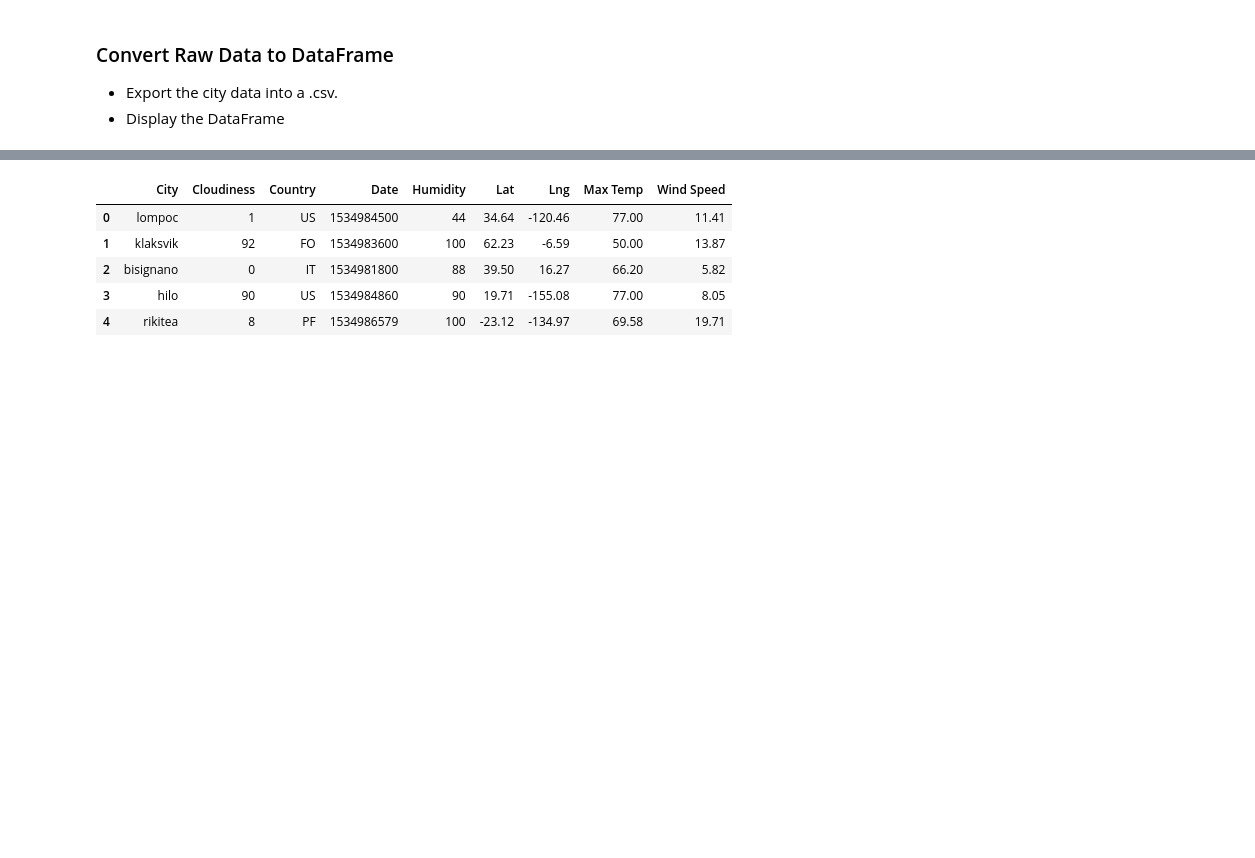
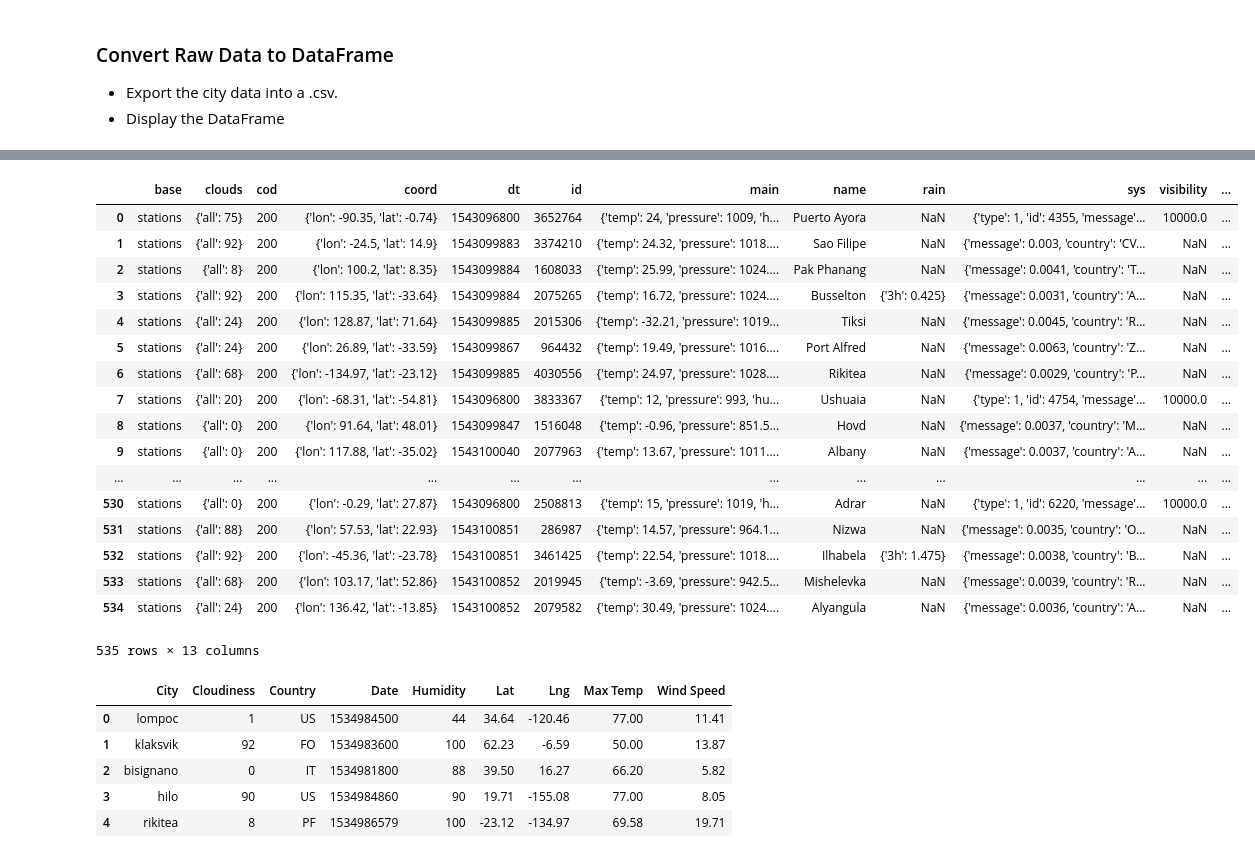
Before and after one commit to xsarinix/weatherpy, a Jupyter notebook: WeatherPy_active.ipynb, the cells around one changed output, grey strips where cells are left out. Saved outputs shown, nothing was run; the diff lists cells and outputs as text; code cells hidden in the pictures; blank space fills up the shorter version.

```diff
--- a/WeatherPy_active.ipynb
+++ b/WeatherPy_active.ipynb
@@ -99,3 +115,25 @@ dtype: int64
+# %%
+weather_df=pd.DataFrame(weather_list)
+weather_df
+# %% [output]
+|  | base | clouds | cod | coord | dt | id | main | name | rain | sys | visibility | ... |
+| 0 | stations | {'all': 75} | 200 | {'lon': -90.35, 'lat': -0.74} | 1543096800 | 3652764 | {'temp': 24, 'pressure': 1009, 'h... | Puerto Ayora | NaN | {'type': 1, 'id': 4355, 'message'... | 10000.0 | ... |
+| 1 | stations | {'all': 92} | 200 | {'lon': -24.5, 'lat': 14.9} | 1543099883 | 3374210 | {'temp': 24.32, 'pressure': 1018.... | Sao Filipe | NaN | {'message': 0.003, 'country': 'CV... | NaN | ... |
+| 2 | stations | {'all': 8} | 200 | {'lon': 100.2, 'lat': 8.35} | 1543099884 | 1608033 | {'temp': 25.99, 'pressure': 1024.... | Pak Phanang | NaN | {'message': 0.0041, 'country': 'T... | NaN | ... |
+| 3 | stations | {'all': 92} | 200 | {'lon': 115.35, 'lat': -33.64} | 1543099884 | 2075265 | {'temp': 16.72, 'pressure': 1024.... | Busselton | {'3h': 0.425} | {'message': 0.0031, 'country': 'A... | NaN | ... |
+| 4 | stations | {'all': 24} | 200 | {'lon': 128.87, 'lat': 71.64} | 1543099885 | 2015306 | {'temp': -32.21, 'pressure': 1019... | Tiksi | NaN | {'message': 0.0045, 'country': 'R... | NaN | ... |
+| 5 | stations | {'all': 24} | 200 | {'lon': 26.89, 'lat': -33.59} | 1543099867 | 964432 | {'temp': 19.49, 'pressure': 1016.... | Port Alfred | NaN | {'message': 0.0063, 'country': 'Z... | NaN | ... |
+| 6 | stations | {'all': 68} | 200 | {'lon': -134.97, 'lat': -23.12} | 1543099885 | 4030556 | {'temp': 24.97, 'pressure': 1028.... | Rikitea | NaN | {'message': 0.0029, 'country': 'P... | NaN | ... |
+| 7 | stations | {'all': 20} | 200 | {'lon': -68.31, 'lat': -54.81} | 1543096800 | 3833367 | {'temp': 12, 'pressure': 993, 'hu... | Ushuaia | NaN | {'type': 1, 'id': 4754, 'message'... | 10000.0 | ... |
+| 8 | stations | {'all': 0} | 200 | {'lon': 91.64, 'lat': 48.01} | 1543099847 | 1516048 | {'temp': -0.96, 'pressure': 851.5... | Hovd | NaN | {'message': 0.0037, 'country': 'M... | NaN | ... |
+| 9 | stations | {'all': 0} | 200 | {'lon': 117.88, 'lat': -35.02} | 1543100040 | 2077963 | {'temp': 13.67, 'pressure': 1011.... | Albany | NaN | {'message': 0.0037, 'country': 'A... | NaN | ... |
+| ... | ... | ... | ... | ... | ... | ... | ... | ... | ... | ... | ... | ... |
+| 530 | stations | {'all': 0} | 200 | {'lon': -0.29, 'lat': 27.87} | 1543096800 | 2508813 | {'temp': 15, 'pressure': 1019, 'h... | Adrar | NaN | {'type': 1, 'id': 6220, 'message'... | 10000.0 | ... |
+| 531 | stations | {'all': 88} | 200 | {'lon': 57.53, 'lat': 22.93} | 1543100851 | 286987 | {'temp': 14.57, 'pressure': 964.1... | Nizwa | NaN | {'message': 0.0035, 'country': 'O... | NaN | ... |
+| 532 | stations | {'all': 92} | 200 | {'lon': -45.36, 'lat': -23.78} | 1543100851 | 3461425 | {'temp': 22.54, 'pressure': 1018.... | Ilhabela | {'3h': 1.475} | {'message': 0.0038, 'country': 'B... | NaN | ... |
+| 533 | stations | {'all': 68} | 200 | {'lon': 103.17, 'lat': 52.86} | 1543100852 | 2019945 | {'temp': -3.69, 'pressure': 942.5... | Mishelevka | NaN | {'message': 0.0039, 'country': 'R... | NaN | ... |
+| 534 | stations | {'all': 24} | 200 | {'lon': 136.42, 'lat': -13.85} | 1543100852 | 2079582 | {'temp': 30.49, 'pressure': 1024.... | Alyangula | NaN | {'message': 0.0036, 'country': 'A... | NaN | ... |
+535 rows × 13 columns
 # %%
 # %% [output]
 |  | City | Cloudiness | Country | Date | Humidity | Lat | Lng | Max Temp | Wind Speed |
```
Also changed, not shown: parts of 5 cells of this notebook.
